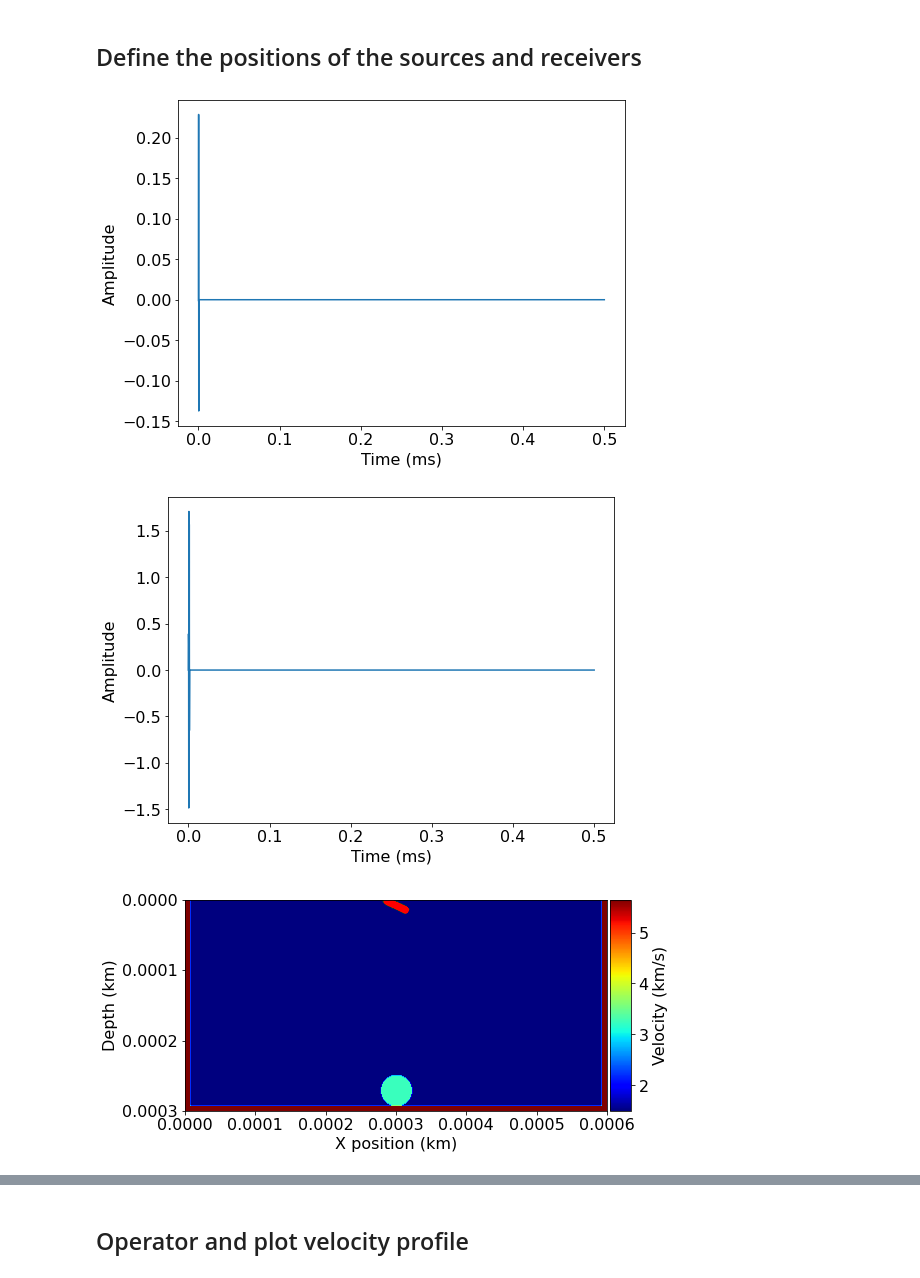
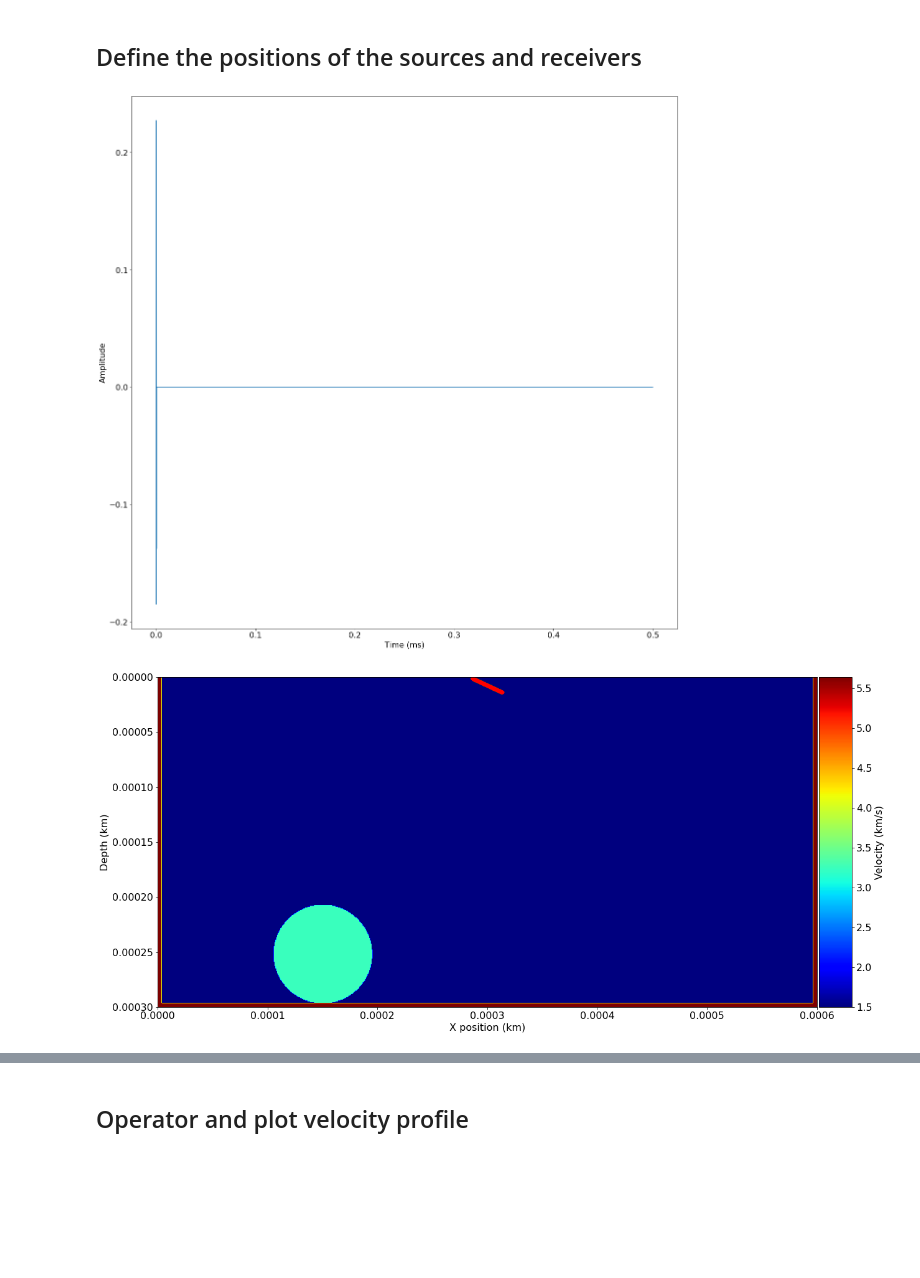
Before and after one commit to bgd54/sonar-FWI, a Jupyter notebook: water_tank/05_imaging.ipynb, the cells around one changed output, grey strips where cells are left out. Cells and saved outputs as stored; diff of their text form; code cells hidden in the pictures; blank space fills up the shorter version.

```diff
--- a/water_tank/05_imaging.ipynb
+++ b/water_tank/05_imaging.ipynb
@@ -14,11 +14,11 @@ from scipy.signal import find_peaks, peak_prominences
 ## Grid Setup
 Set velocity model and global parameters for water tank.
 # %%
-nx = 401
-nz = 201
+nx = 801
+nz = 401
 nb = 10
 shape = (nx, nz)
-spacing = (.0015, .0015) #60x30 cm
+spacing = (.00075, .00075) #60x30 cm
 origin = (0., 0.)
 v_water = 1.5 # v in distilled water 1496.7 m/s
 v_glass = 5.64 # v in glass 5640 m/s
@@ -31,8 +31,8 @@ v[:, -glass:] = v_glass
 v[:glass, :] = v_glass
 v[-glass:, :] = v_glass
 # Define an object's velocity profile
-r = 15
-a, b = shape[0] / 2, shape[1] - r - glass
+r = 60
+a, b = shape[0] / 4, shape[1] - r - glass
 y, x = np.ogrid[-a:shape[0]-a, -b:shape[1]-b]
 v[x*x + y*y <= r*r] = v_obj
 
@@ -75,7 +75,7 @@ nt = time_range.num  # number of time steps
 f0 = 5000  # Source peak frequency is 5 MHz (5000 kHz)
 ns = 128; # number of sources
 nr = ns; # number of receivers
-depth = .08
+depth = .01
 width = .03 # 3 cm is the widht of the sources
 source_distance = width / ns
 alpha = 65 # angle of the sources to the water surface (0° - 180°) 90° means sources are parallel with the water surface
@@ -91,34 +91,33 @@ src = SineSource(
     grid=model.grid,
     f0=f0,
     time_range=time_range,
     npoint=ns)
 
-src.show()
 src.time_values[184]*f0
+src.data[:200,0]
 
 # for i in range(ns):
 #     src.coordinates.data[i, :] = np.array(
 #         model.domain_size) * .5 + (i - (ns - 1) / 2) * source_distance
 src.coordinates.data[:, -1] = depth
 
 src.coordinates.data[:] = pos[:]
 
 rec = Receiver(
     name='rec',
     grid=model.grid,
     npoint=nr,
     time_range=time_range)
 
 # for i in range(nr):
 #     rec.coordinates.data[i, :] = np.array(
 #         model.domain_size) * .5 + (i - (nr - 1) / 2) * source_distance
 rec.coordinates.data[:, -1] = depth
 
 rec.coordinates.data[:] = pos[:]
 
 plot_velocity(model, source=src.coordinates.data,
               receiver=rec.coordinates.data[::4, :])
 # %% [output]
-[figure, old version]
+[figure, new version]
-[figure, old version]
+[figure, new version]
-[figure, removed]
```
Also changed, not shown: parts of 7 cells of this notebook, 2 other files.
